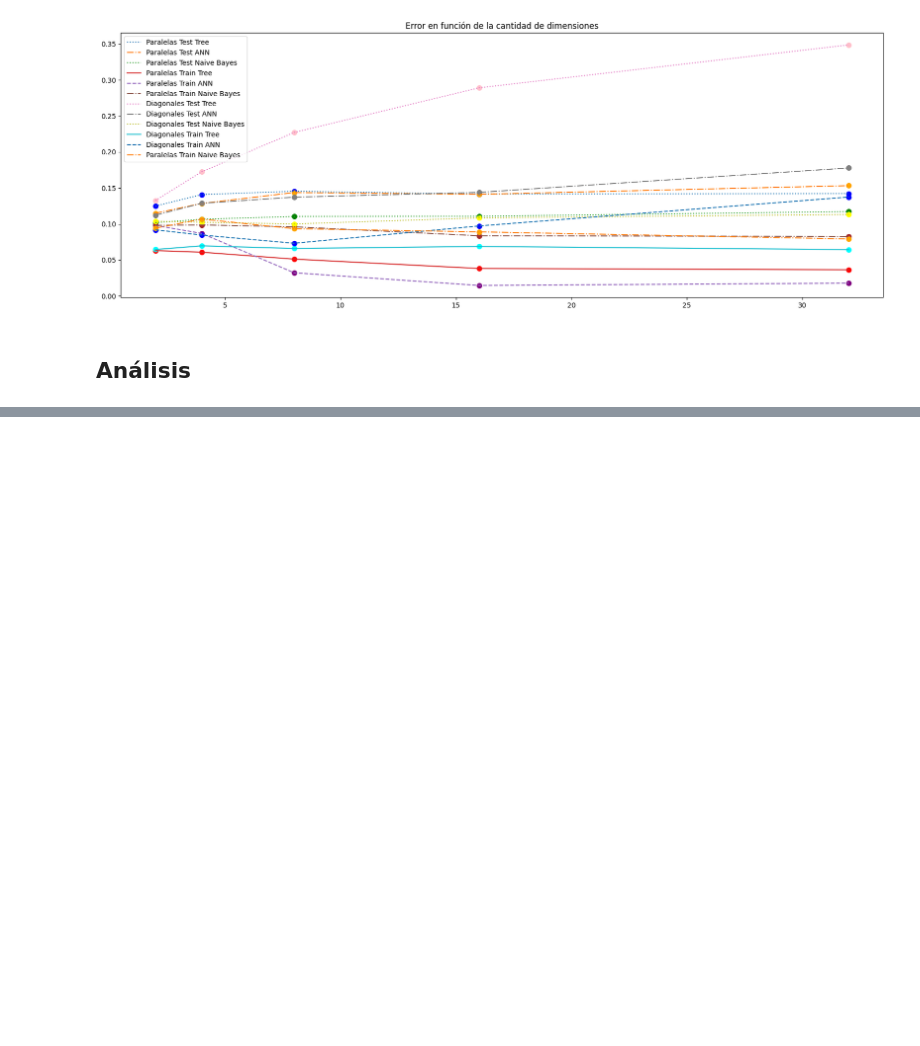
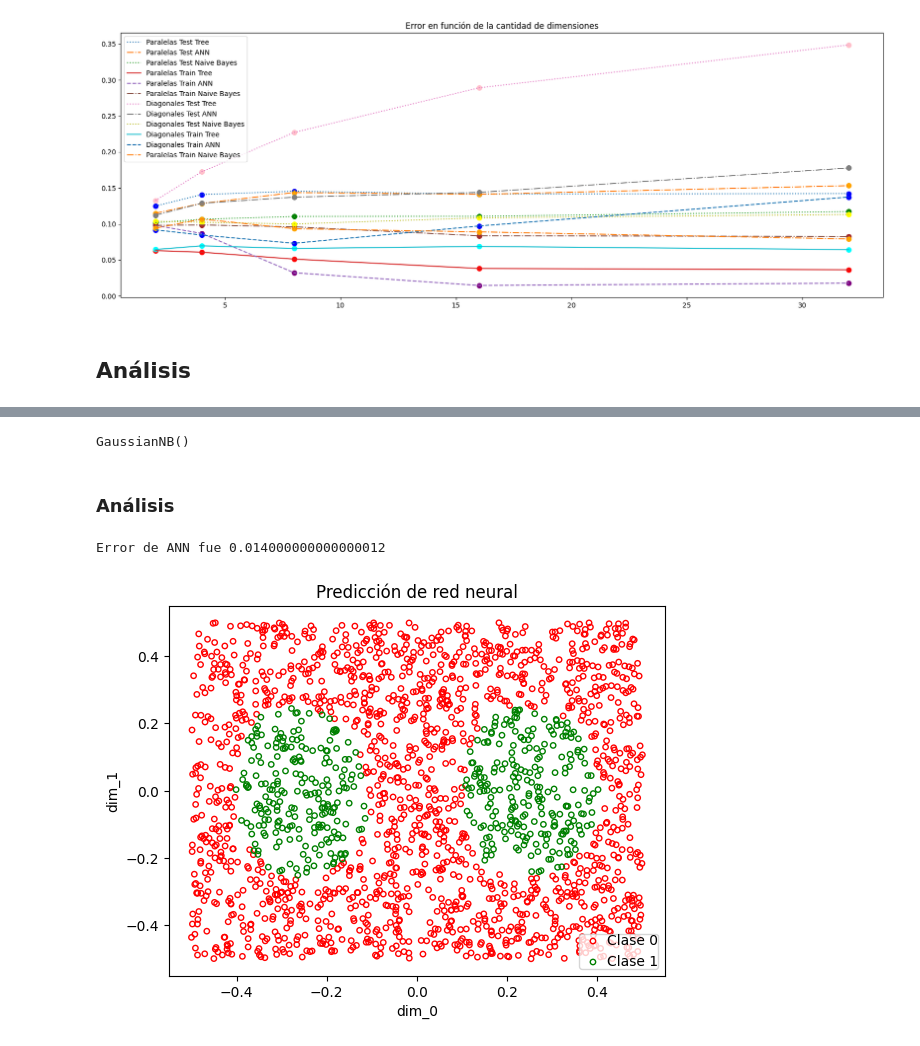
Before and after one commit to LautaroCerruti/ML-IAA-2024, a Jupyter notebook: TP3/TP3.ipynb, the cells around one changed output, grey strips where cells are left out. Drawn from its saved outputs; the diff is of its cells as text; code cells hidden in the pictures; blank space fills up the shorter version.

```diff
--- a/TP3/TP3.ipynb
+++ b/TP3/TP3.ipynb
@@ -417,6 +91,0 @@ redes = {}
-# %%
-for gamma in gamma_values:
-    regr = MLPRegressor(hidden_layer_sizes=(N2,), activation='logistic', solver='sgd', alpha=gamma, batch_size=1, learning_rate='constant', learning_rate_init=eta,momentum=alfa,nesterovs_momentum=False,tol=0.0,warm_start=True,max_iter=epocas_por_entrenamiento)
-
-    best_red, error_train, error_test, weight_sum = entrenar_red_weight_decay(regr, evaluaciones, X_train, y_train, X_test, y_test)
-    redes[gamma] = {'best_red': best_red, 'error_train': error_train, 'error_test': error_test, 'weight_sum': weight_sum}
@@ -813,0 +465,56 @@ plt.show()
+# %%
+best_red = None
+best_error = 1.0
+for i in range(trys):
+    clasif = MLPClassifier(hidden_layer_sizes=(N2,), activation='logistic', solver='sgd', alpha=0.0, batch_size=1, learning_rate='constant', learning_rate_init=lr,momentum=alfa,nesterovs_momentum=False,tol=0.0,warm_start=True,max_iter=epocas_por_entrenamiento)
+
+    red, _, _, _ = entrenar_red(clasif, evaluaciones, X_train, y_train, X_val, y_val, X_test, y_test)
+
+    P_test = red.predict(X_test)
+    test_error = zero_one_loss(y_test, P_test)
+
+    if test_error < best_error:
+        best_error = test_error
+        best_red = red
+# %%
+# Naive Bayes
+naive_bayes = GaussianNB()
+naive_bayes.fit(X_data, y_data)
+# %% [output]
+GaussianNB()
+# %% [markdown]
+### Análisis
+# %%
+print(f"Error de ANN fue {best_error}")
+
+prediction = best_red.predict(X_test)
+idx = np.where(prediction == 0)
+plt.scatter(
+    X_test.to_numpy()[idx, 0],
+    X_test.to_numpy()[idx, 1],
+    facecolors='none',
+    edgecolors='r',
+    label="Clase 0",
+    cmap=plt.cm.RdYlBu,
+    s=15,
+)
+
+idx = np.where(prediction == 1)
+plt.scatter(
+    X_test.to_numpy()[idx, 0],
+    X_test.to_numpy()[idx, 1],
+    facecolors='none',
+    edgecolors='g',
+    label="Clase 1",
+    cmap=plt.cm.RdYlBu,
+    s=15,
+)
+
+plt.xlabel("dim_0")
+plt.ylabel("dim_1")
+plt.legend(loc="lower right", borderpad=0, handletextpad=0)
+plt.title(f'Predicción de red neural')
+plt.show()
+# %% [output]
+Error de ANN fue 0.014000000000000012
+[figure, added]
```
Also changed, not shown: parts of 57 cells of this notebook, 2 other files.
